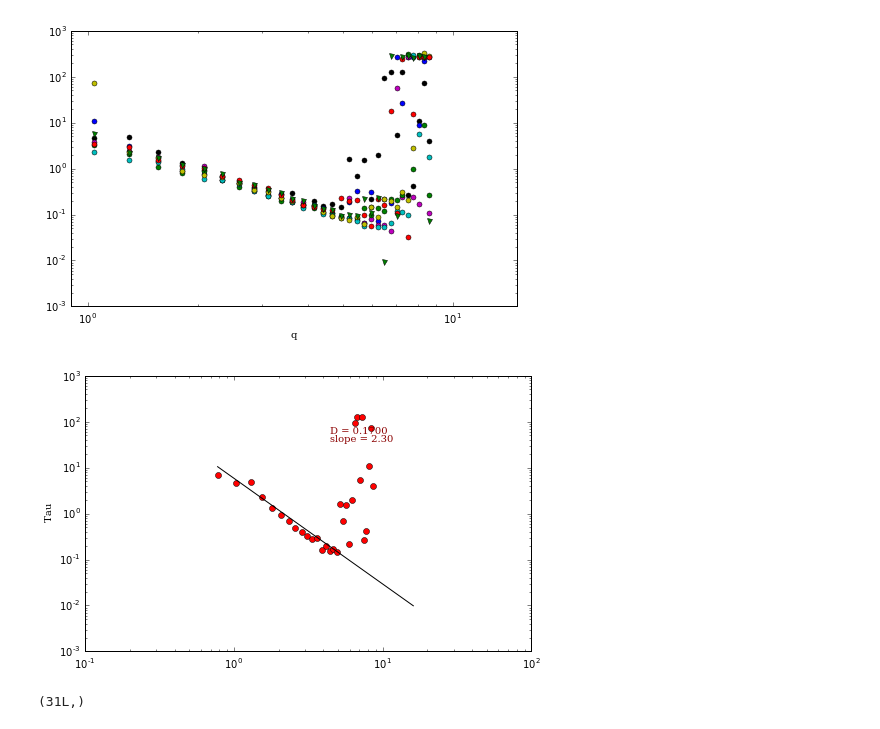
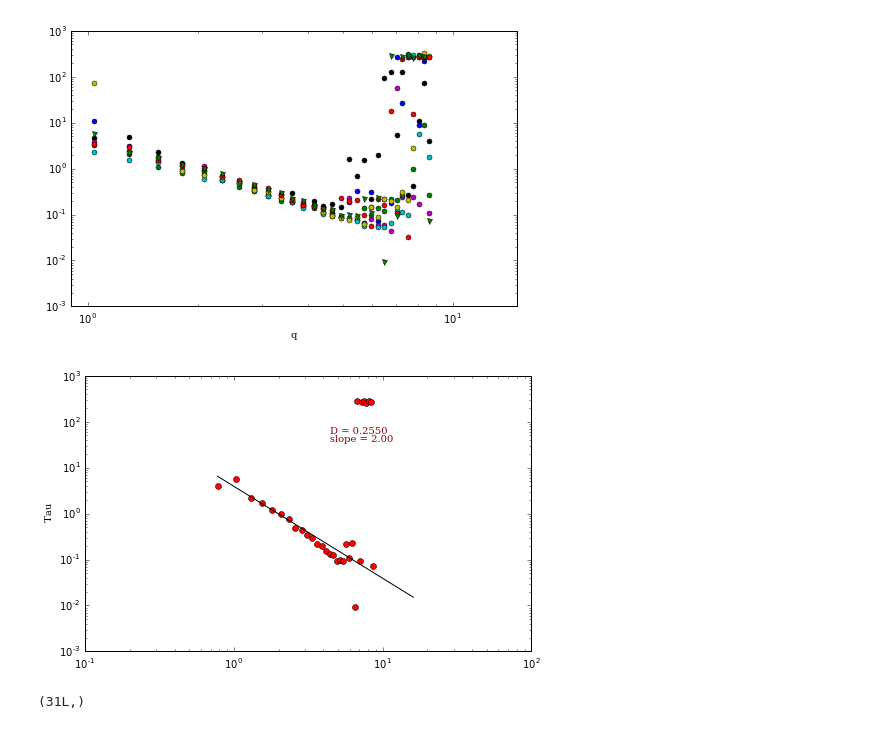
Before and after one commit to rmcgorty/Differential-Dynamic-Microscopy---Python, a Jupyter notebook: Plotting all q vs tau and getting diffusion coefficient .ipynb, the cells around one changed output. Cells and saved outputs as stored; diff of their text form; code cells hidden in the pictures.

```diff
--- a/Plotting all q vs tau and getting diffusion coefficient .ipynb
+++ b/Plotting all q vs tau and getting diffusion coefficient .ipynb
@@ -96,0 +100,15 @@ ax.set_xlim(0.9,15)
+# %%
+ROI = ['0', '128', '256', '384','512', '640','768','896']
+#This will plot all of the q vs tau for all of the ROIs in the
+tau = np.zeros([len(ROI),63]) #decay time
+amp = np.zeros_like(tau) #amplitude
+bg = np.zeros_like(tau) #background
+alph = np.zeros_like(tau) #alpha (stretching exponent)
+chi2 = np.zeros_like(tau)
+
+for i in range(len(ROI)):
+    fitparams = Ana_data['fitparams'+ROI[i]]
+    tau[i,:] = fitparams[:,1]
+    amp[i,:] = fitparams[:,0]
+    bg[i,:] = fitparams[:,2]
+    alph[i,:] = fitparams[:,3]
@@ -108,10 +129,10 @@ def roughEstimate (diffusionCo = 0.3, slope = 2.0):
         verticalalignment='center', transform=ax.transAxes)
     ax.set_ylabel(" Tau", fontdict=font_plt_ax)
 # %%
-chg = 0
+chg = 7
 interact(roughEstimate, diffusionCo = (0.05,0.5,0.005), slope = (2.0,4.5,0.05), continuous_update=False)
 # %% [output]
-[figure, old version]
+[figure, new version]
 # %%
 DC_roi[chg] = 0.24
 a_roi[chg] = 2/2.4
```
Also changed, not shown: parts of 2 cells of this notebook.
